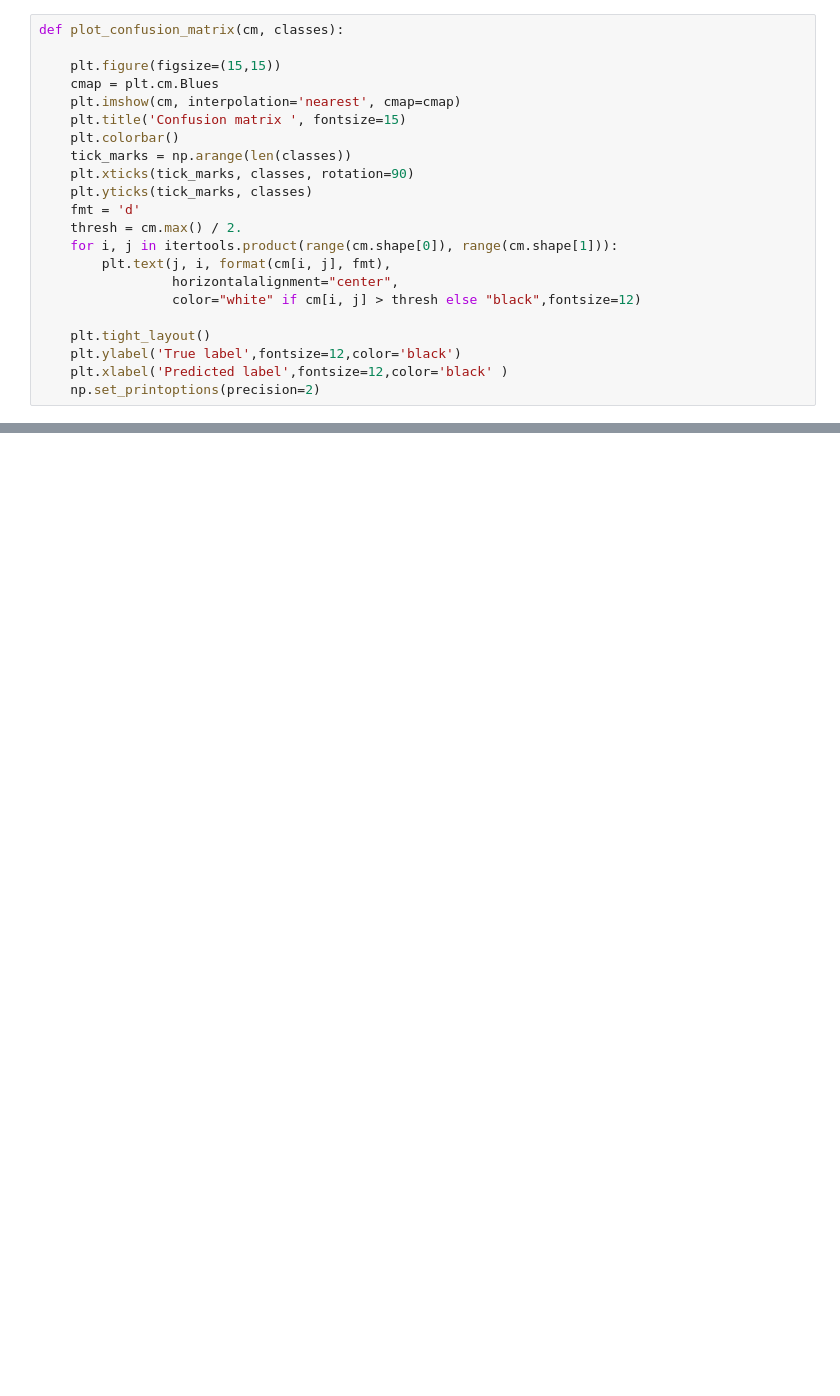
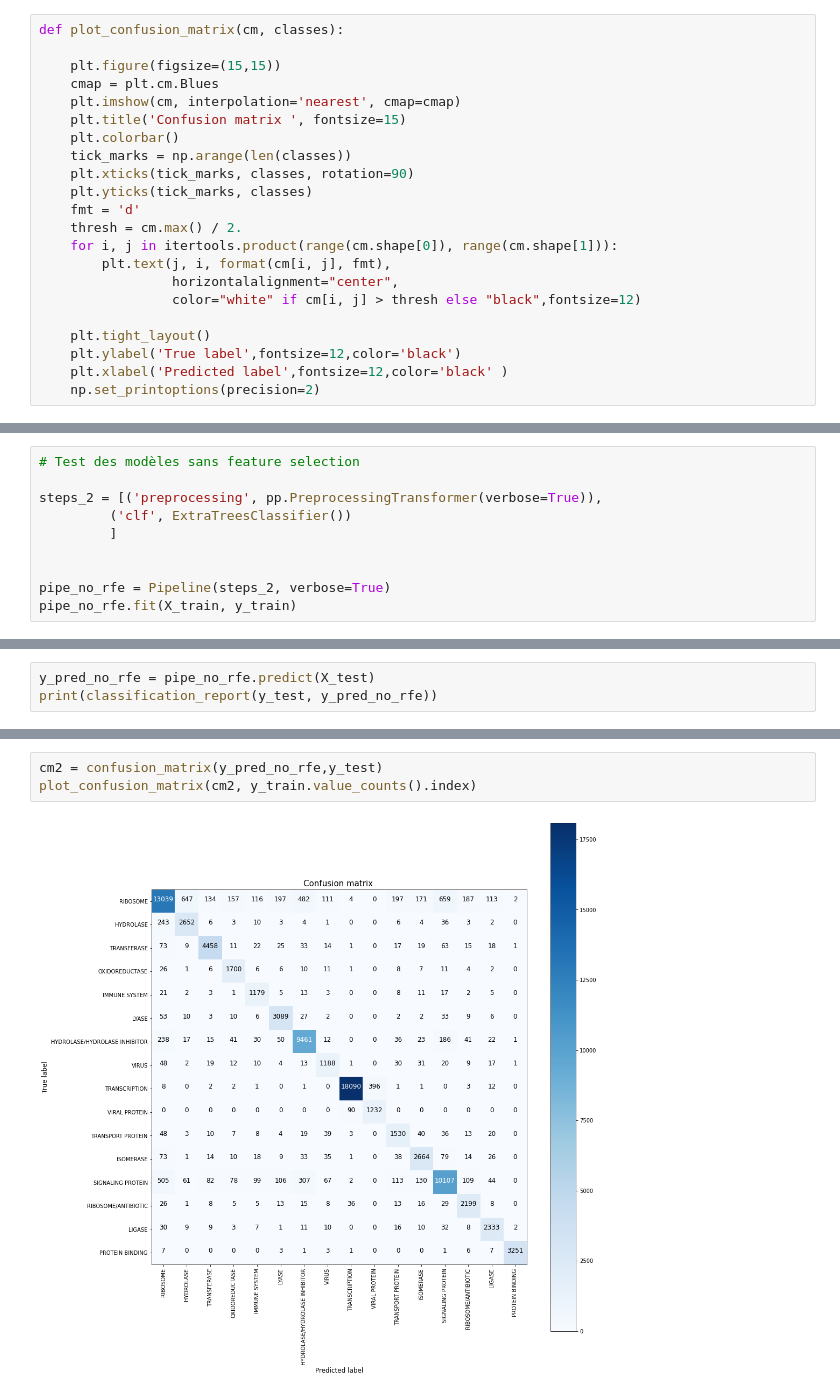
Before and after one commit to edingizulu/structural-protein-classification, a Jupyter notebook: notebooks/ml_main.ipynb, the cells around one changed output, grey strips where cells are left out. Saved outputs shown, nothing was run; the diff lists cells and outputs as text; blank space fills up the shorter version.

```diff
--- a/notebooks/ml_main.ipynb
+++ b/notebooks/ml_main.ipynb
@@ -161,0 +167,10 @@ fig.tight_layout()
+# %%
+# Test des modèles sans feature selection
+
+steps_2 = [('preprocessing', pp.PreprocessingTransformer(verbose=True)),
+         ('clf', ExtraTreesClassifier())
+         ]
+
+
+pipe_no_rfe = Pipeline(steps_2, verbose=True)
+pipe_no_rfe.fit(X_train, y_train)
@@ -161,0 +217,3 @@ fig.tight_layout()
+# %%
+y_pred_no_rfe = pipe_no_rfe.predict(X_test)
+print(classification_report(y_test, y_pred_no_rfe))
@@ -161,0 +238,5 @@ fig.tight_layout()
+# %%
+cm2 = confusion_matrix(y_pred_no_rfe,y_test)
+plot_confusion_matrix(cm2, y_train.value_counts().index)
+# %% [output]
+[figure, added]
```
Also changed, not shown: parts of 17 cells of this notebook, 1 other file.
